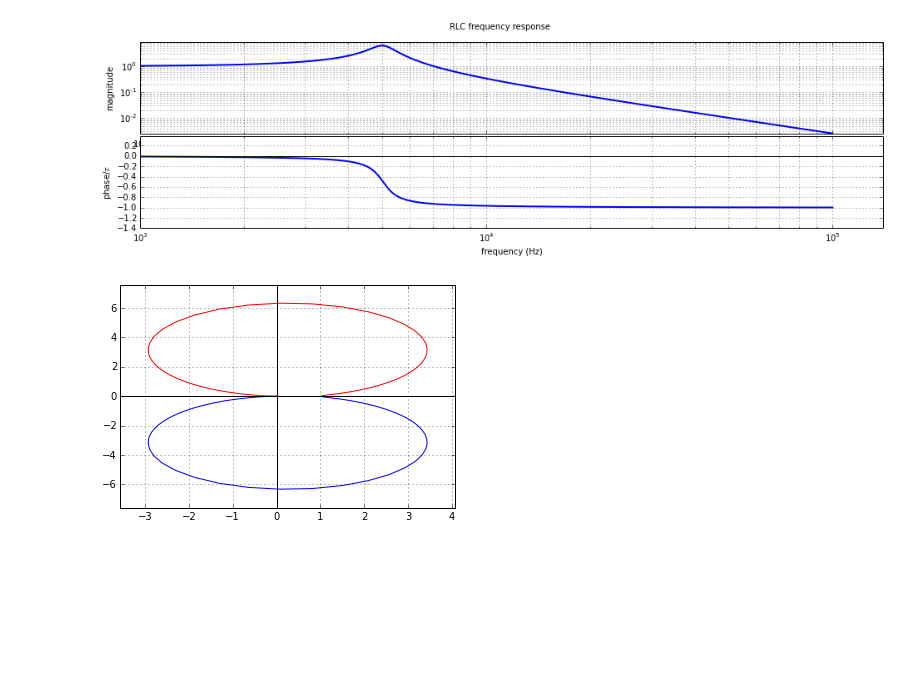
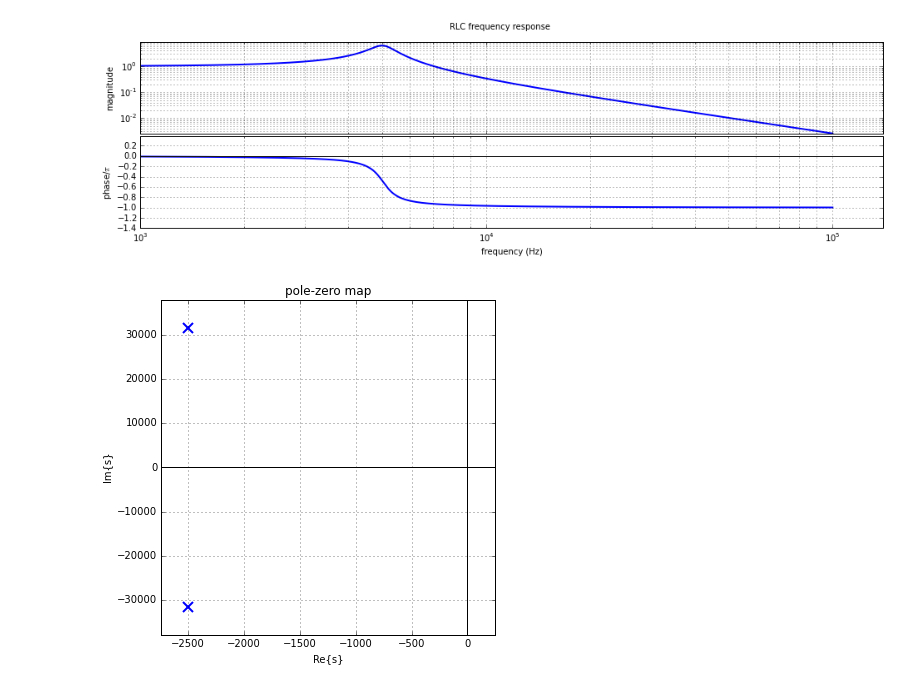
Before and after one commit to youralien/SigSys, a Jupyter notebook: System characterization.ipynb, the cells around one changed output. Cells and saved outputs as stored; diff of their text form; code cells hidden in the pictures; blank space fills up the shorter version.

Commit message:
pzmap added

```diff
--- a/System characterization.ipynb
+++ b/System characterization.ipynb
@@ -102,10 +107,7 @@ _w, Hs = signal.freqresp(sys,w=2*pi*freqs)
 logplot(freqs,np.abs(Hs),np.angle(Hs)*180/pi,title=sys_string+' frequency response',margins=0.4)
 # %% [output]
 [figure]
-# %%
-#Nyquist plot (in progress)
-plt.plot(np.real(Hs),np.imag(Hs), 'b')
-plt.plot(np.real(Hs), -np.imag(Hs), 'r')
-myplotstyle()
-# %% [output]
-[figure, removed]
+# %%
+pzmap(sys)
+# %% [output]
+[figure, added]
```
Also changed, not shown: parts of 6 cells of this notebook.
